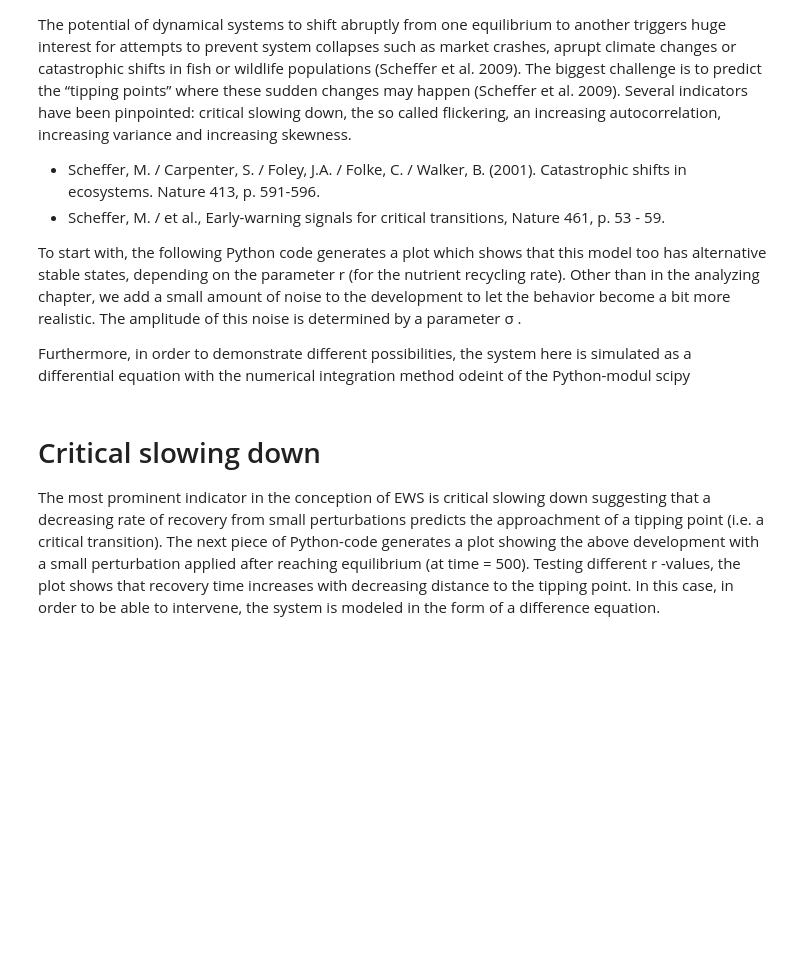
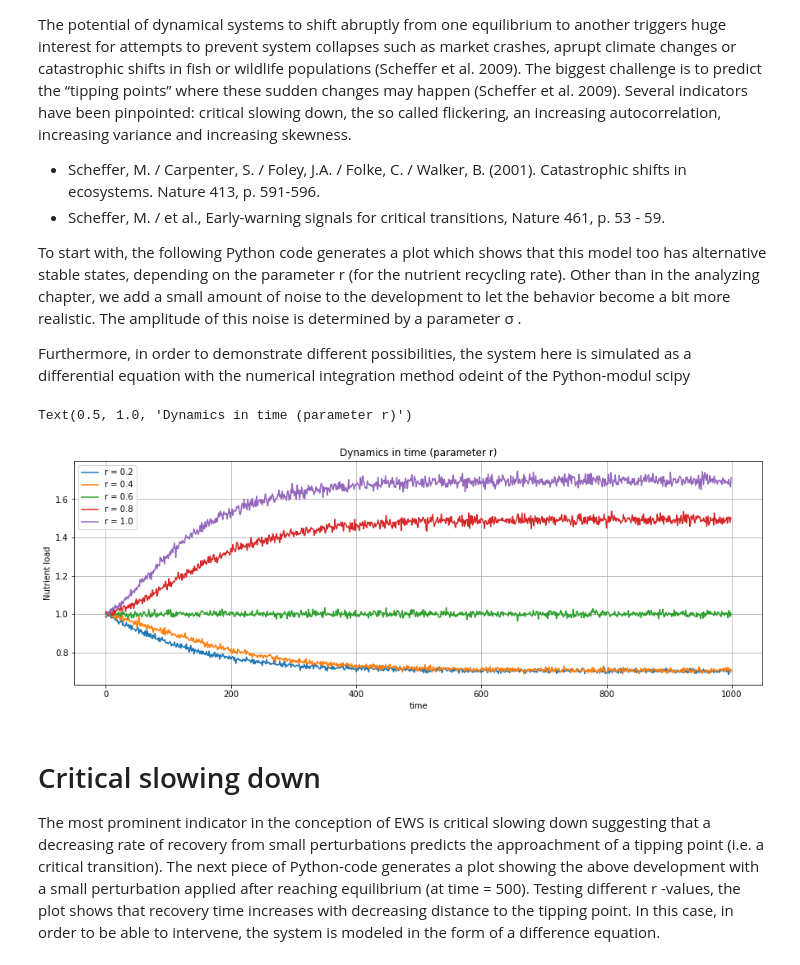
Before and after one commit to aim-msds/cxsy, a Jupyter notebook: EWS/Perturbation Experiment Class.ipynb, the cells around one changed output. Saved outputs shown, nothing was run; the diff lists cells and outputs as text; code cells hidden in the pictures; blank space fills up the shorter version.

```diff
--- a/EWS/Perturbation Experiment Class.ipynb
+++ b/EWS/Perturbation Experiment Class.ipynb
@@ -18,6 +18,65 @@ The potential of dynamical systems to shift abruptly from one equilibrium to ano
 To start with, the following Python code generates a plot which shows that this model too has alternative stable states, depending on the parameter  r  (for the nutrient recycling rate). Other than in the analyzing chapter, we add a small amount of noise to the development to let the behavior become a bit more realistic. The amplitude of this noise is determined by a parameter  σ .
 
 Furthermore, in order to demonstrate different possibilities, the system here is simulated as a differential equation with the numerical integration method odeint of the Python-modul scipy
+# %%
+# import libraries
+import numpy as np
+from scipy import integrate
+import matplotlib.pyplot as plt
+
+# parameters
+a = 0.7
+b = 1.
+r = 0.2
+h = 1.  # half-saturation value
+
+# take high p for steep Hill-function
+p = 12
+
+# determine strength of noise
+sigma = 0.1
+
+# define the system in a function
+def Sys(X, t=0):
+    # X[0] = x and x[1] = y
+    return np.array([a - b * X[0] + r *(X[0]**p / (X[0]**p + h**p))])
+
+# generate 1000 linearly spaced numbers for x-axes
+t = np.linspace(1, 10,  1000)
+
+# initial value for X: 1
+Sys0 = np.array([1])
+
+# prepare plots
+fig = plt.figure(figsize=(15,5))
+ax = fig.add_subplot(1,1,1)
+
+# loop through various r values
+while r <= 1:
+    # integrate system
+    X, infodict = integrate.odeint(Sys, Sys0, t, full_output=True)
+
+    # generate noise, sigma * x * dW
+    noise = sigma * np.random.normal(0, 0.1, 1000)
+
+    # transform x and y, and add noise
+    x = X.T + noise*X.T
+
+    # plot
+    ax.plot(x[0], label = 'r = %0.1f' % r)
+
+    # increment r
+    r += 0.2
+
+# determine plotting specifics
+ax.grid()
+ax.legend(loc='best')
+ax.set_xlabel('time')
+ax.set_ylabel('Nutrient load')
+ax.set_title('Dynamics in time (parameter r)')
+# %% [output]
+Text(0.5, 1.0, 'Dynamics in time (parameter r)')
+[figure, added]
 # %% [markdown]
 # Critical slowing down
 
```
Also changed, not shown: parts of 5 cells of this notebook, 2 other files.
